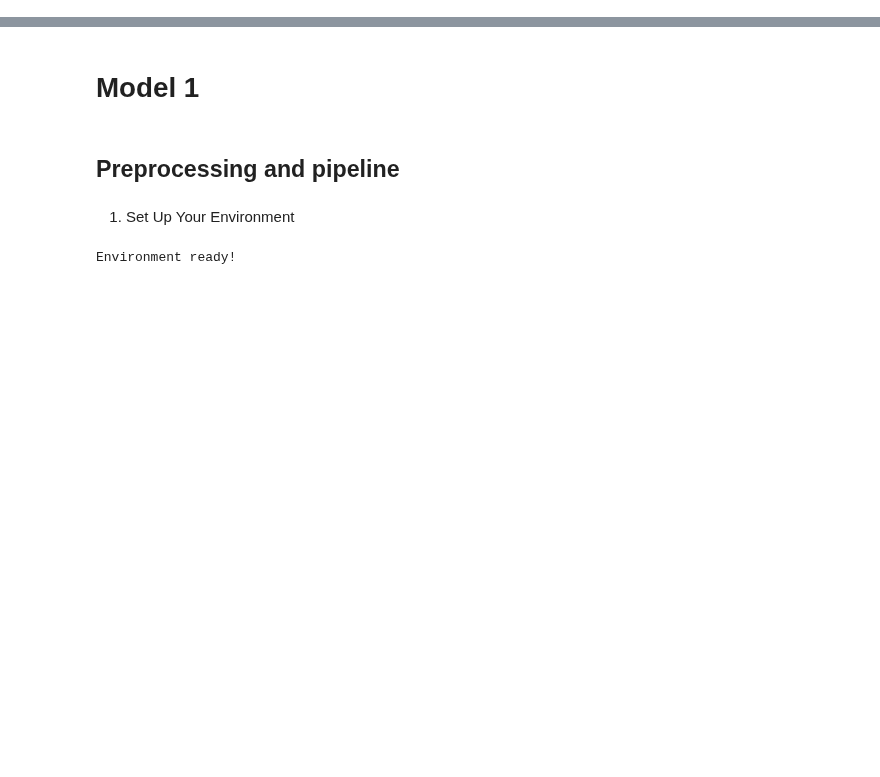
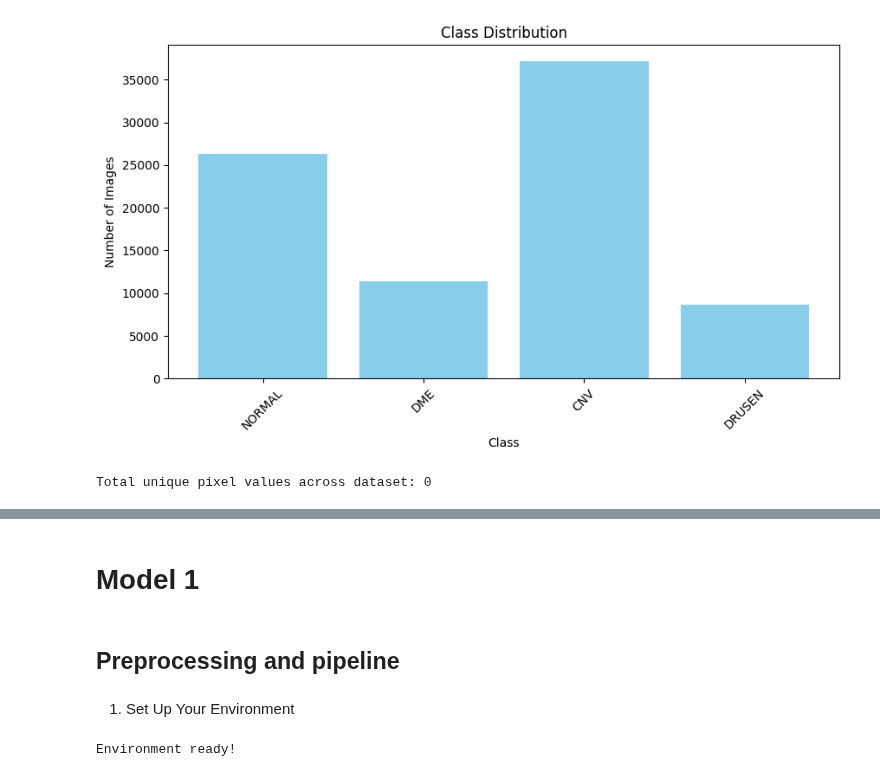
Before and after one commit to DinurakshanRavichandran/Visio-Glance, a Jupyter notebook: CourseworkModel2.ipynb, the cells around one changed output, grey strips where cells are left out. Saved outputs shown, nothing was run; the diff lists cells and outputs as text; code cells hidden in the pictures; blank space fills up the shorter version.

```diff
--- a/CourseworkModel2.ipynb
+++ b/CourseworkModel2.ipynb
@@ -2,0 +82,53 @@
+# %%
+import os
+import matplotlib.pyplot as plt
+
+def plot_class_distribution(dataset_path):
+    """
+    Plot the distribution of classes in a dataset.
+    """
+    class_counts = {}
+
+    for class_name in os.listdir(dataset_path):
+        class_dir = os.path.join(dataset_path, class_name)
+        if os.path.isdir(class_dir):
+            num_images = len([f for f in os.listdir(class_dir) if f.endswith(('.png', '.jpg', '.jpeg'))])
+            class_counts[class_name] = num_images
+
+    # Plot distribution
+    plt.figure(figsize=(10, 5))
+    plt.bar(class_counts.keys(), class_counts.values(), color='skyblue')
+    plt.xlabel("Class")
+    plt.ylabel("Number of Images")
+    plt.xticks(rotation=45)
+    plt.title("Class Distribution")
+    plt.show()
+
+# Example Usage
+train_dir = '/content/OCT_Dataset/OCT2017 /train'
+plot_class_distribution(train_dir)
+# %% [output]
+[figure, added]
+# %%
+import numpy as np
+import cv2
+
+def compute_pixel_diversity(image_dir):
+    """
+    Calculate the diversity of pixel values across all images.
+    """
+    unique_pixels = set()
+    image_files = [f for f in os.listdir(image_dir) if f.endswith(('.png', '.jpg', '.jpeg'))]
+
+    for img_file in tqdm(image_files, desc="Analyzing pixel diversity"):
+        img_path = os.path.join(image_dir, img_file)
+        image = cv2.imread(img_path, cv2.IMREAD_GRAYSCALE)  # Grayscale for simplicity
+        unique_pixels.update(np.unique(image))  # Add unique pixel values to the set
+
+    print(f"Total unique pixel values across dataset: {len(unique_pixels)}")
+
+# Example Usage
+train_dir = '/content/OCT_Dataset/OCT2017 /train'
+compute_pixel_diversity(train_dir)
+# %% [output]
+Total unique pixel values across dataset: 0
```
Also changed, not shown: parts of 26 cells of this notebook.
